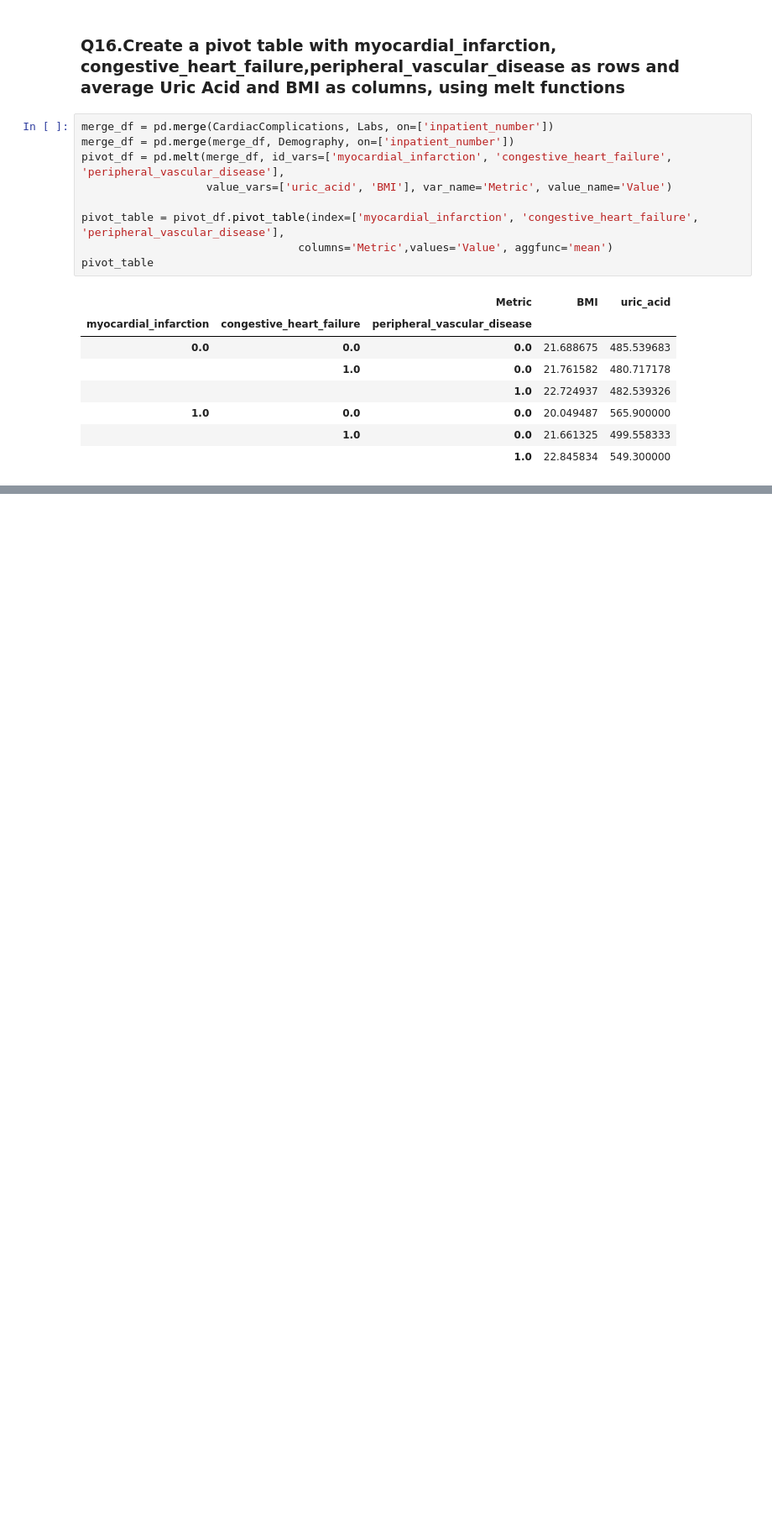
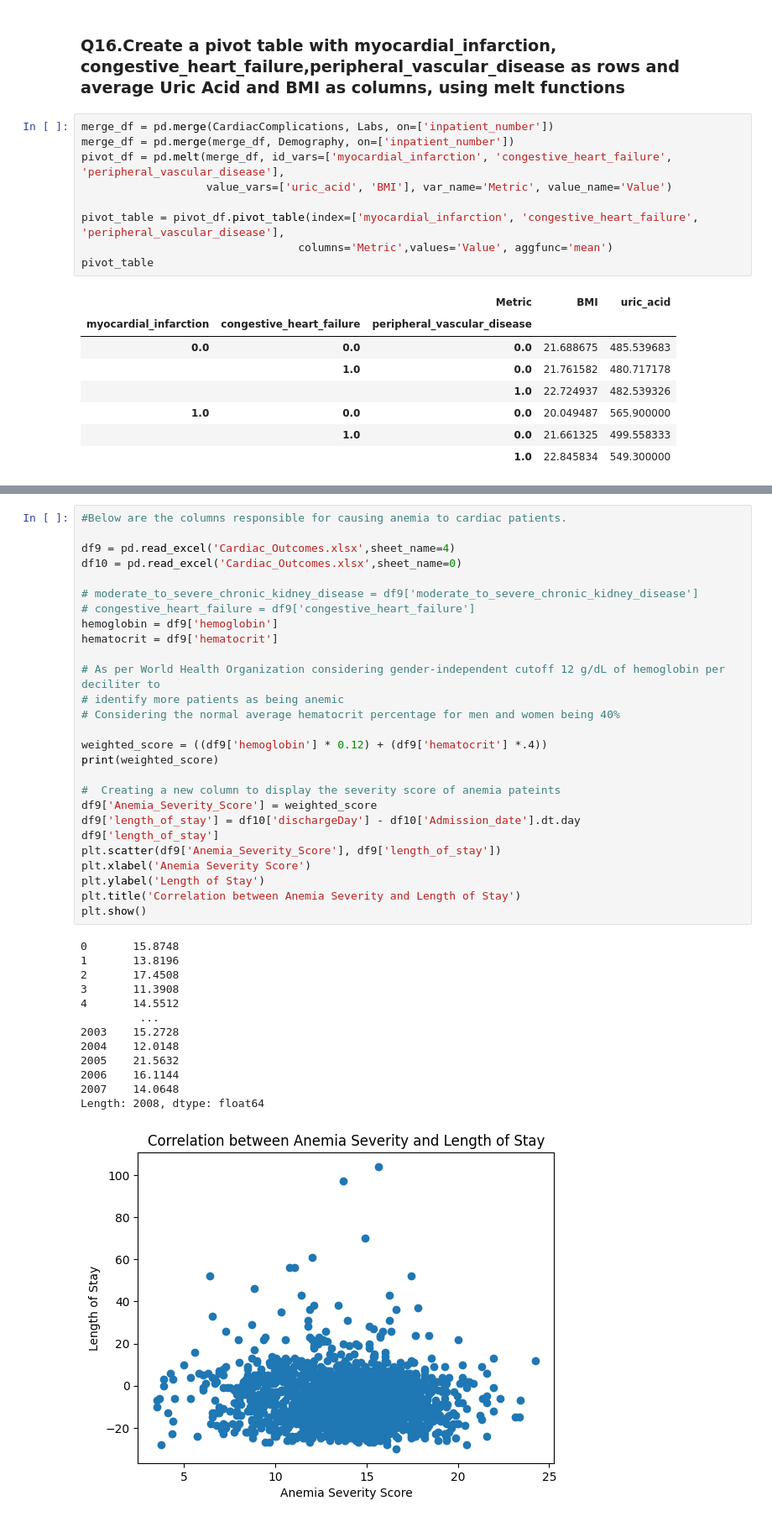
Before and after one commit to SivasankariDA112/03_Hacktivators_PythonHackathon_Apr24, a Jupyter notebook: Team03_Hacktivators_Main80Questions.ipynb, the cells around one changed output, grey strips where cells are left out. Shown at 84% size. Cells and saved outputs as stored; diff of their text form; blank space fills up the shorter version.

```diff
--- a/Team03_Hacktivators_Main80Questions.ipynb
+++ b/Team03_Hacktivators_Main80Questions.ipynb
@@ -434,0 +559,41 @@ pivot_table
+# %%
+#Below are the columns responsible for causing anemia to cardiac patients.
+
+df9 = pd.read_excel('Cardiac_Outcomes.xlsx',sheet_name=4)
+df10 = pd.read_excel('Cardiac_Outcomes.xlsx',sheet_name=0)
+
+# moderate_to_severe_chronic_kidney_disease = df9['moderate_to_severe_chronic_kidney_disease']
+# congestive_heart_failure = df9['congestive_heart_failure']
+hemoglobin = df9['hemoglobin']
+hematocrit = df9['hematocrit']
+
+# As per World Health Organization considering gender-independent cutoff 12 g/dL of hemoglobin per deciliter to
+# identify more patients as being anemic
+# Considering the normal average hematocrit percentage for men and women being 40%
+
+weighted_score = ((df9['hemoglobin'] * 0.12) + (df9['hematocrit'] *.4))
+print(weighted_score)
+
+#  Creating a new column to display the severity score of anemia pateints
+df9['Anemia_Severity_Score'] = weighted_score
+df9['length_of_stay'] = df10['dischargeDay'] - df10['Admission_date'].dt.day
+df9['length_of_stay']
+plt.scatter(df9['Anemia_Severity_Score'], df9['length_of_stay'])
+plt.xlabel('Anemia Severity Score')
+plt.ylabel('Length of Stay')
+plt.title('Correlation between Anemia Severity and Length of Stay')
+plt.show()
+# %% [output]
+0       15.8748
+1       13.8196
+2       17.4508
+3       11.3908
+4       14.5512
+         ...
+2003    15.2728
+2004    12.0148
+2005    21.5632
+2006    16.1144
+2007    14.0648
+Length: 2008, dtype: float64
+[figure, added]
```
Also changed, not shown: parts of 32 cells of this notebook.
